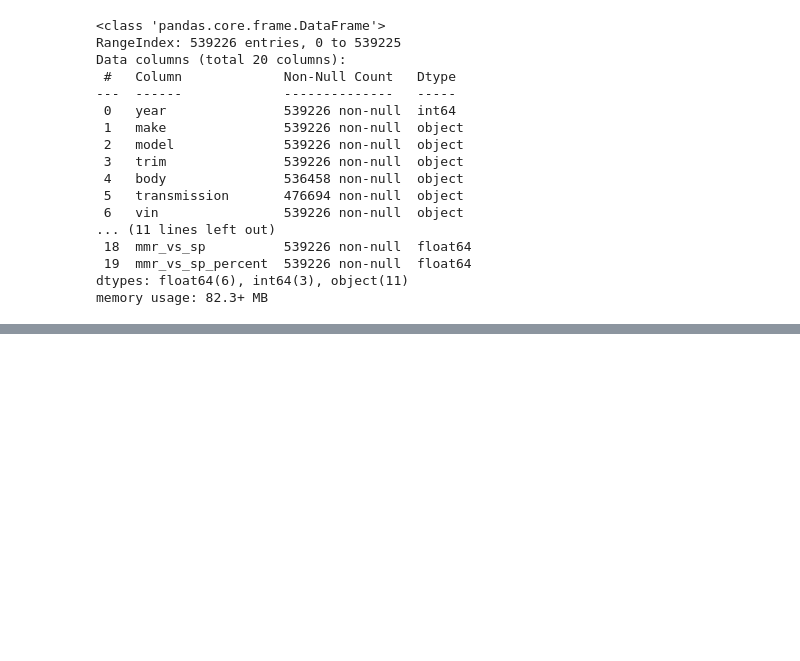
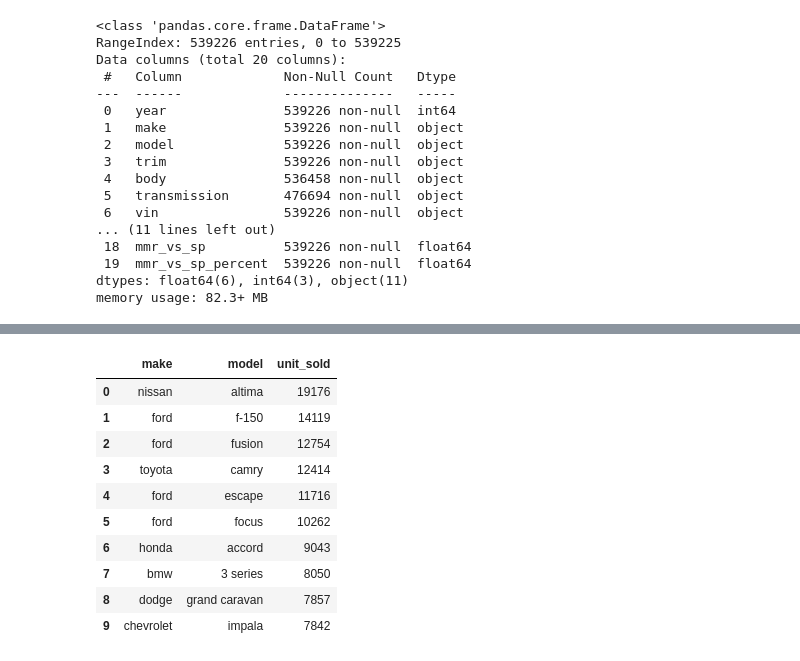
Before and after one commit to pranay-authankar/vehicle_sales_analytics, a Jupyter notebook: notebook/4_data_analysis.ipynb, the cells around one changed output, grey strips where cells are left out. Saved outputs shown, nothing was run; the diff lists cells and outputs as text; code cells hidden in the pictures; blank space fills up the shorter version.

```diff
--- a/notebook/4_data_analysis.ipynb
+++ b/notebook/4_data_analysis.ipynb
@@ -33,0 +142,21 @@ dataset.head()
+# %%
+#6. Highest units sold vehicle [make, body, trim] (all time).
+
+(dataset.groupby(["make", "model"])["vin"]
+.agg("count")
+.sort_values(ascending = False)
+.reset_index(name = "unit_sold")
+.head(10)
+)
+# %% [output]
+|  | make | model | unit_sold |
+| 0 | nissan | altima | 19176 |
+| 1 | ford | f-150 | 14119 |
+| 2 | ford | fusion | 12754 |
+| 3 | toyota | camry | 12414 |
+| 4 | ford | escape | 11716 |
+| 5 | ford | focus | 10262 |
+| 6 | honda | accord | 9043 |
+| 7 | bmw | 3 series | 8050 |
+| 8 | dodge | grand caravan | 7857 |
+| 9 | chevrolet | impala | 7842 |
```
Also changed, not shown: parts of 8 cells of this notebook, 4 other files.
